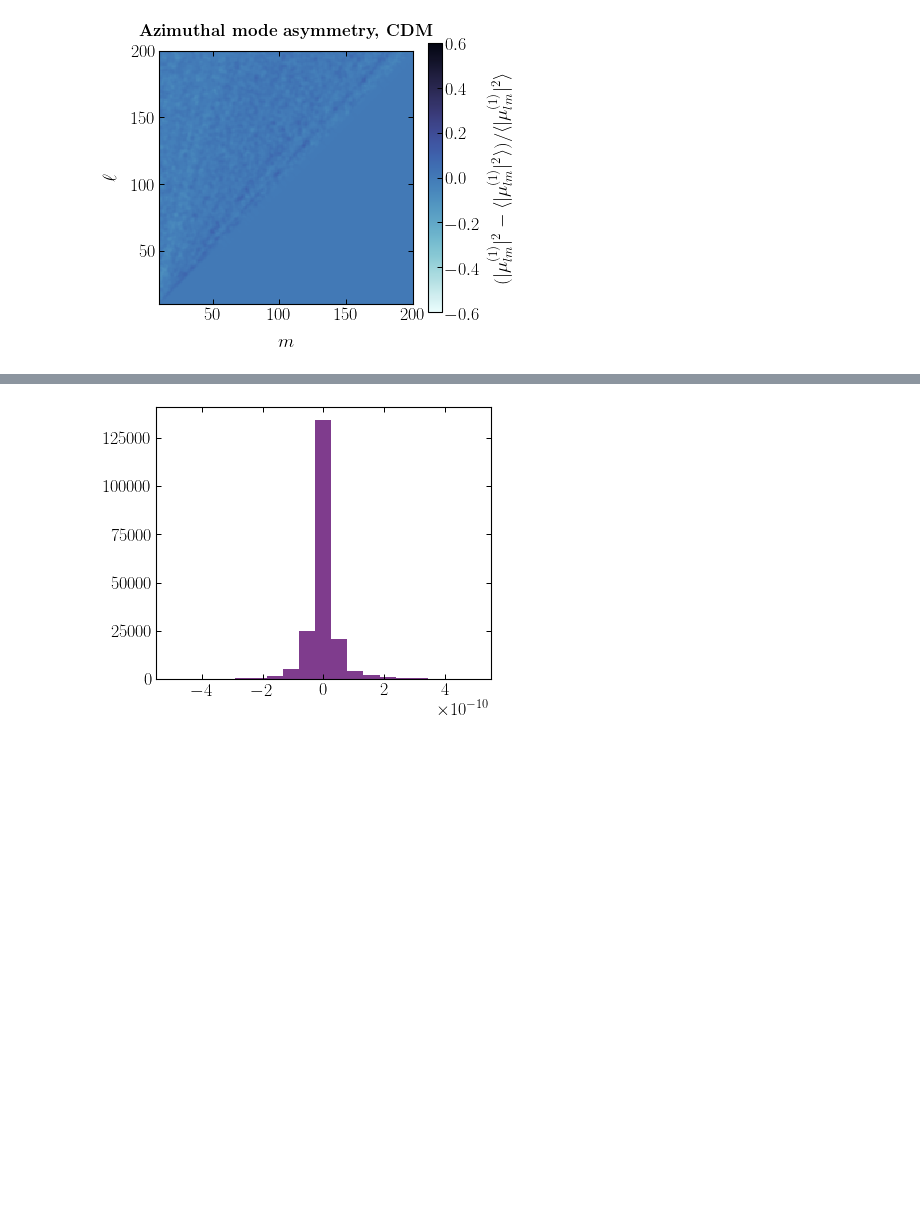
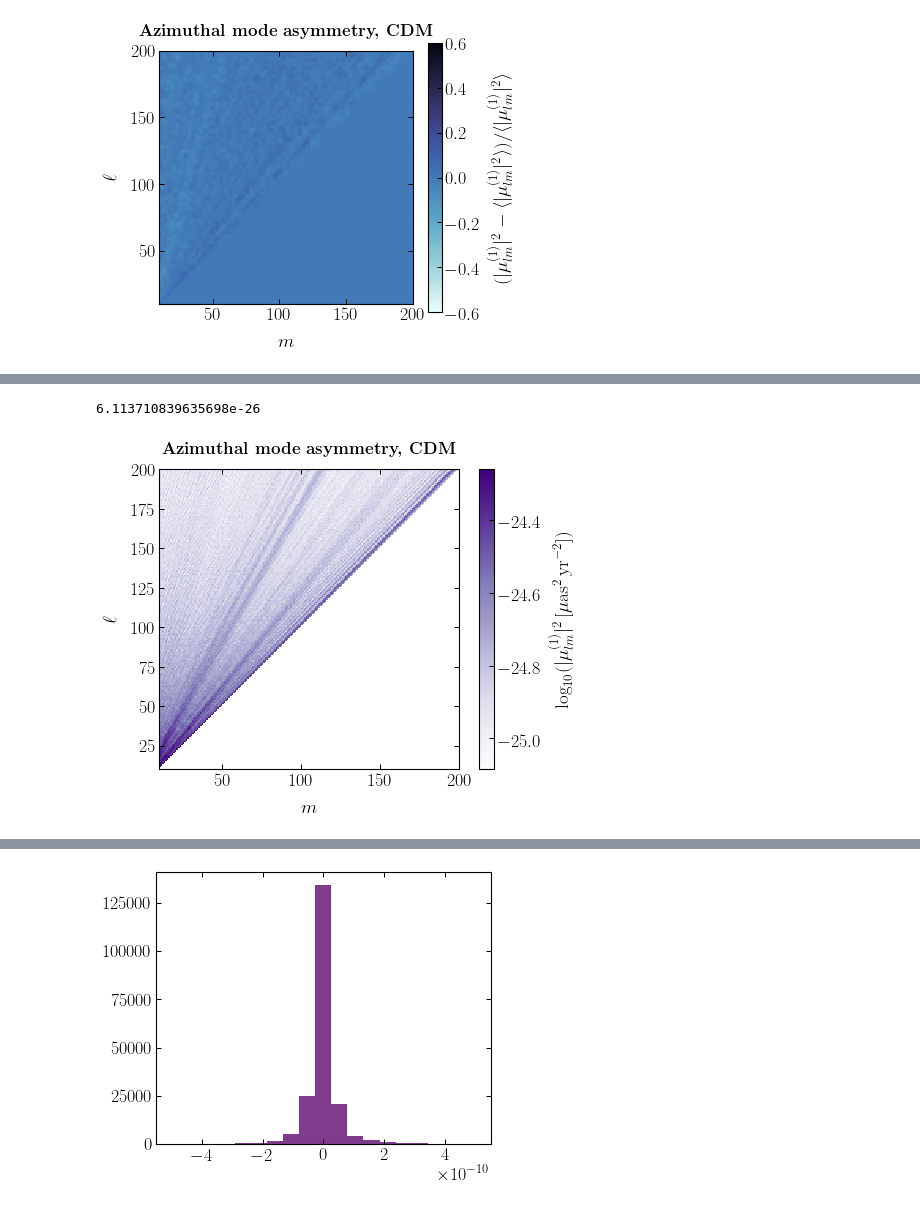
Before and after one commit to smsharma/astrometry-lensing-correlations, a Jupyter notebook: simulation/notebooks/01_subhalo_sample.ipynb, the cells around one changed output, grey strips where cells are left out. Cells and saved outputs as stored; diff of their text form; code cells hidden in the pictures; blank space fills up the shorter version.

```diff
--- a/simulation/notebooks/01_subhalo_sample.ipynb
+++ b/simulation/notebooks/01_subhalo_sample.ipynb
@@ -244,20 +243,27 @@ for l in range(len(av_alpha_ary)):
     thing = np.where(fB_alpha_ary_compressed[l, :]!=0,fB_alpha_ary_compressed[l, :],np.nan)
     av_alpha_ary[l, :l] = ((thing - np.nanmean(thing)) / np.nanmean(thing))[:l]
 # plt.plot((thing - np.nanmean(thing)) / thing)
+# %%
+np.mean(fB_alpha_ary)
+# %% [output]
+6.113710839635698e-26
 # %%
-# plt.imshow((np.log10((fB_alpha_ary)[lmin_plot:lmax_plot,lmin_plot:lmax_plot])),
-#            origin='lower',
-#            extent=[lmin_plot,lmax_plot, lmin_plot, lmax_plot],
-#            cmap=plt.get_cmap('Purples')
-#           )
-# cbar = plt.colorbar(label="$\log_{10}(|\mu_{lm}^{(1)}|^2\,[\mu$as$^2$\,yr$^{-2}])$")
+plt.imshow((np.log10((fB_alpha_ary)[lmin_plot:lmax_plot,lmin_plot:lmax_plot])),
+           origin='lower',
+           extent=[lmin_plot,lmax_plot, lmin_plot, lmax_plot],
+           cmap=plt.get_cmap('Purples')
+          )
 
-# plt.xlabel("$m$")
-# plt.ylabel("$\ell$")
+cbar = plt.colorbar(label="$\log_{10}(|\mu_{lm}^{(1)}|^2\,[\mu$as$^2$\,yr$^{-2}])$")
 
-# plt.title('\\textbf{Azimuthal mode asymmetry, CDM}', fontsize=17, y=1.02)
+plt.xlabel("$m$")
+plt.ylabel("$\ell$")
 
-# plt.tight_layout()
+plt.title('\\textbf{Azimuthal mode asymmetry, CDM}', fontsize=17, y=1.02)
+
+plt.tight_layout()
+# %% [output]
+[figure, added]
 # %%
 plt.imshow(gaussian_filter(av_alpha_ary, 2),
            origin='lower', vmin=-0.6, vmax=0.6,
```
Also changed, not shown: parts of 6 cells of this notebook, 23 other files.
